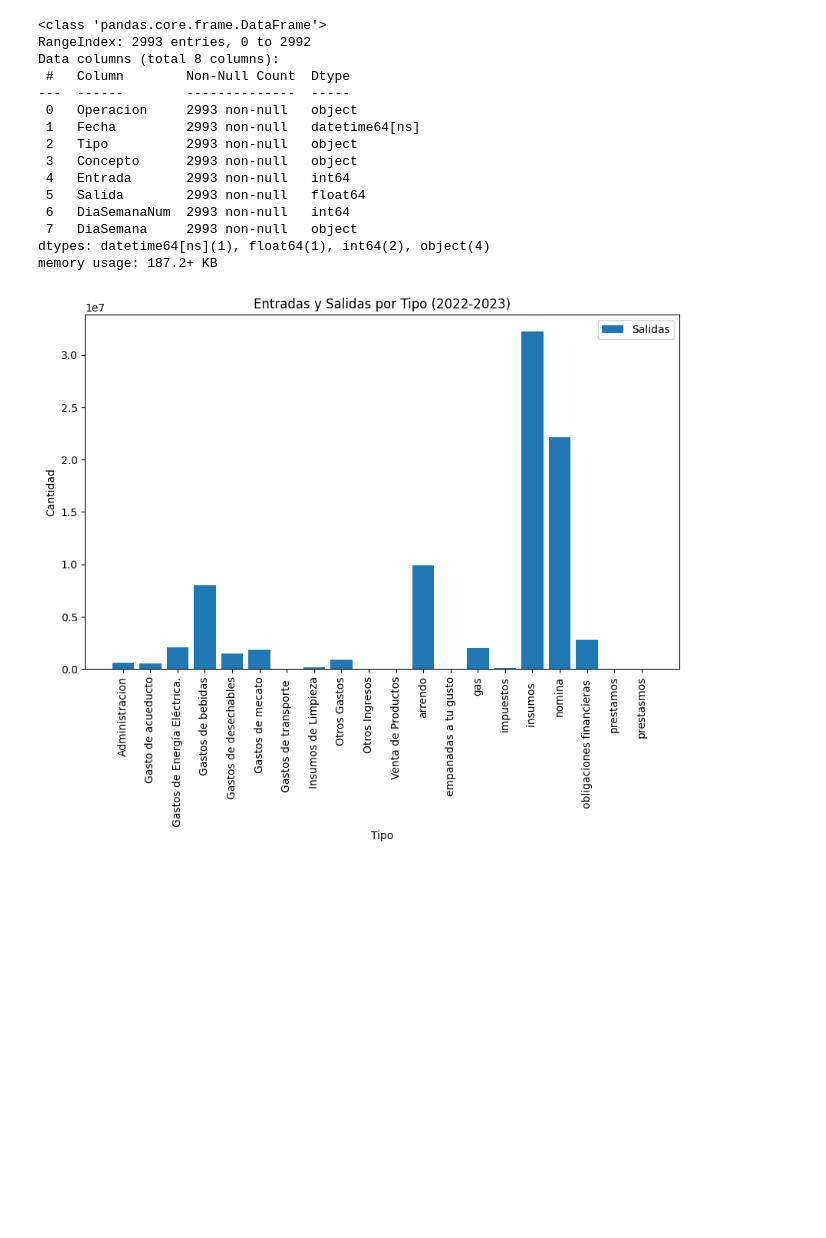
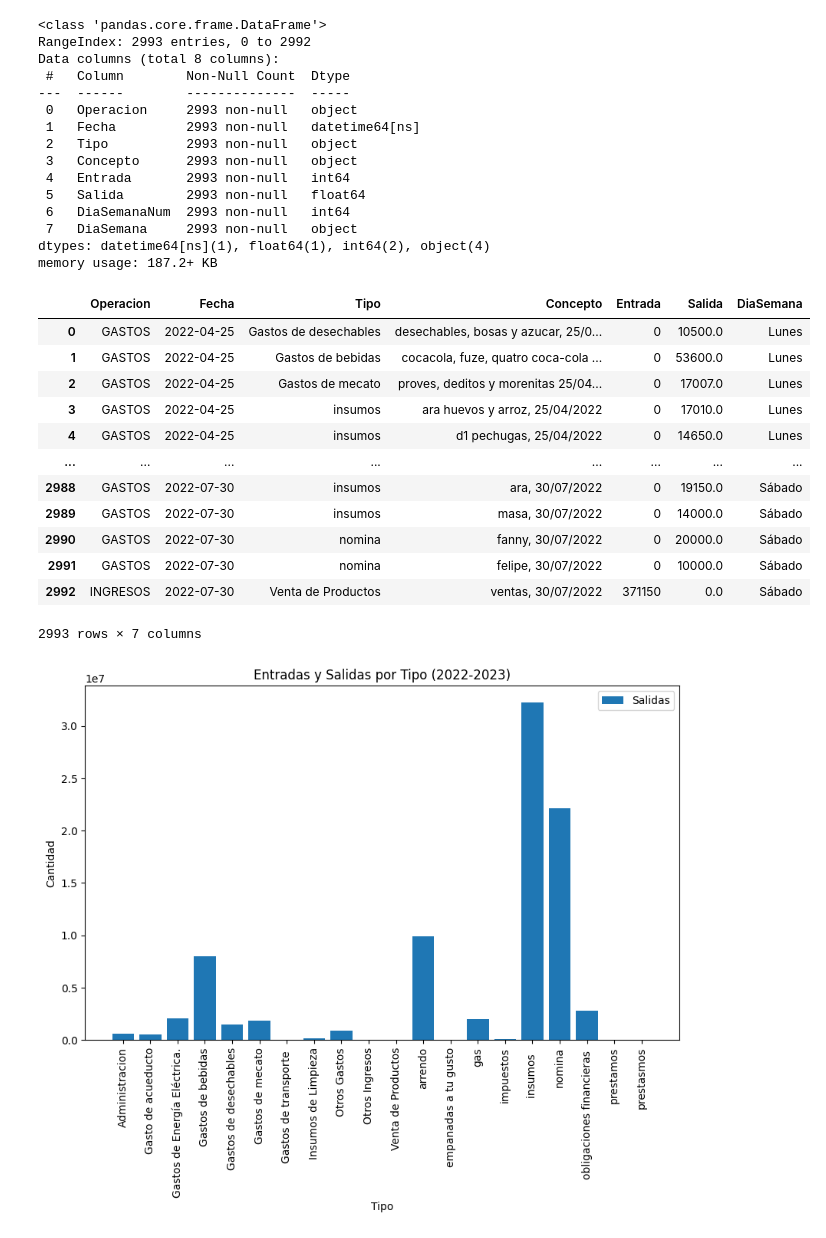
Before and after one commit to mateofrancop/EconoCity-Pereira, a Jupyter notebook: Rinconcito_del_sabor/analysis.ipynb, the cells around one changed output. Drawn from its saved outputs; the diff is of its cells as text; code cells hidden in the pictures; blank space fills up the shorter version.

```diff
--- a/Rinconcito_del_sabor/analysis.ipynb
+++ b/Rinconcito_del_sabor/analysis.ipynb
@@ -38,4 +39,23 @@ Data columns (total 8 columns):
  7   DiaSemana     2993 non-null   object
 dtypes: datetime64[ns](1), float64(1), int64(2), object(4)
 memory usage: 187.2+ KB
+# %%
+# Se elimina las columnas "año" y "mes"
+df.drop(columns=['DiaSemanaNum','año'], inplace=True)
+
+df
+# %% [output]
+|  | Operacion | Fecha | Tipo | Concepto | Entrada | Salida | DiaSemana |
+| 0 | GASTOS | 2022-04-25 | Gastos de desechables | desechables, bosas y azucar, 25/0... | 0 | 10500.0 | Lunes |
+| 1 | GASTOS | 2022-04-25 | Gastos de bebidas | cocacola, fuze, quatro coca-cola ... | 0 | 53600.0 | Lunes |
+| 2 | GASTOS | 2022-04-25 | Gastos de mecato | proves, deditos y morenitas 25/04... | 0 | 17007.0 | Lunes |
+| 3 | GASTOS | 2022-04-25 | insumos | ara huevos y arroz, 25/04/2022 | 0 | 17010.0 | Lunes |
+| 4 | GASTOS | 2022-04-25 | insumos | d1 pechugas, 25/04/2022 | 0 | 14650.0 | Lunes |
+| ... | ... | ... | ... | ... | ... | ... | ... |
+| 2988 | GASTOS | 2022-07-30 | insumos | ara, 30/07/2022 | 0 | 19150.0 | Sábado |
+| 2989 | GASTOS | 2022-07-30 | insumos | masa, 30/07/2022 | 0 | 14000.0 | Sábado |
+| 2990 | GASTOS | 2022-07-30 | nomina | fanny, 30/07/2022 | 0 | 20000.0 | Sábado |
+| 2991 | GASTOS | 2022-07-30 | nomina | felipe, 30/07/2022 | 0 | 10000.0 | Sábado |
+| 2992 | INGRESOS | 2022-07-30 | Venta de Productos | ventas, 30/07/2022 | 371150 | 0.0 | Sábado |
+2993 rows × 7 columns
 # %%
```
Also changed, not shown: parts of 7 cells of this notebook.
